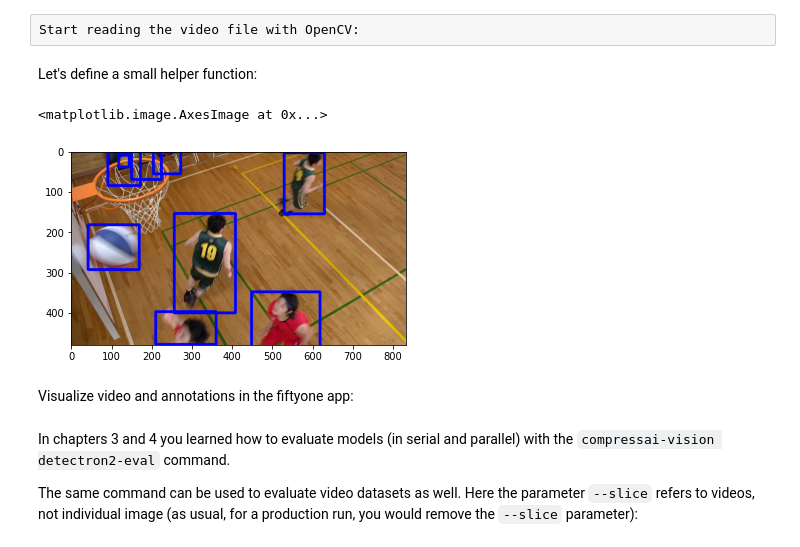
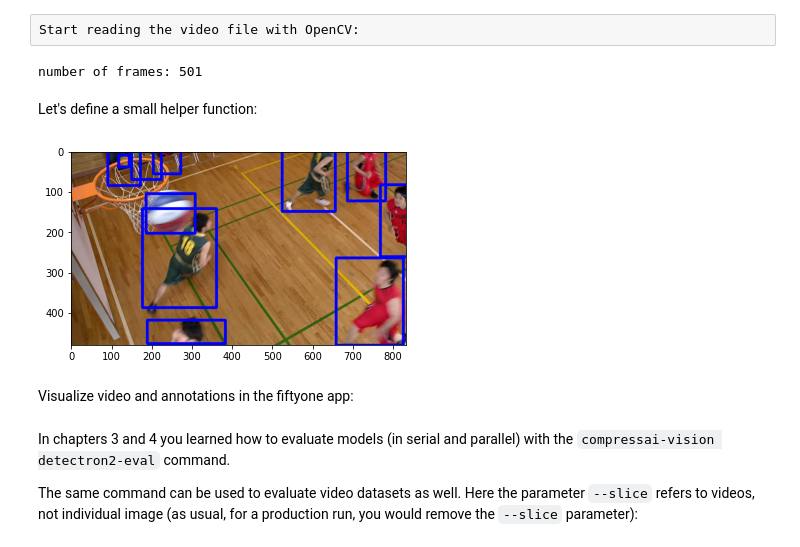
Before and after one commit to InterDigitalInc/CompressAI-Vision, a Jupyter notebook: docs/source/tutorials/cli_tutorial_7_nb.ipynb, the cells around one changed output. Drawn from its saved outputs; the diff is of its cells as text; code cells hidden in the pictures.

```diff
--- a/docs/source/tutorials/cli_tutorial_7_nb.ipynb
+++ b/docs/source/tutorials/cli_tutorial_7_nb.ipynb
@@ -193,6 +192,10 @@ sample.frames[1]
 Start reading the video file with OpenCV:
 # %%
 vid=cv2.VideoCapture(sample.filepath)
+# %%
+print("number of frames:",int(vid.get(cv2.CAP_PROP_FRAME_COUNT)))
+# %% [output]
+number of frames: 501
 # %% [markdown]
 Let's define a small helper function:
 # %%
@@ -202,7 +205,7 @@ def draw_detections(sample: fo.Sample, vid: cv2.VideoCapture, nframe: int):
     if not ok:
         AssertionError("seek failed")
     ok, arr = vid.read() # BGR image in arr
-    if not ok:
+    if not ok or (arr is None):
         AssertionError("no image")
     for detection in sample.frames[nframe].detections.detections:
         x0, y0, w, h = detection.bounding_box # rel coords
@@ -210,10 +213,10 @@ def draw_detections(sample: fo.Sample, vid: cv2.VideoCapture, nframe: int):
         arr=cv2.rectangle(arr, (x1, y1), (x2, y2), (255, 0, 0), 5)
     return arr
 # %%
-img=draw_detections(sample, vid, 2)
-img = img[:,:,::-1] # BGR -> RGB
+img=draw_detections(sample, vid, 200)
+img_ = img[:,:,::-1] # BGR -> RGB
 # %%
-plt.imshow(img)
+plt.imshow(img_)
+vid.release()
 # %% [output]
-<matplotlib.image.AxesImage at 0x...>
-[figure, old version]
+[figure, new version]
@@ -223,10 +224,10 @@ vid.release()
 Visualize video and annotations in the fiftyone app:
 # %%
 # fo.launch_app(dataset)
-# %% [markdown]
-In chapters 3 and 4 you learned how to evaluate models (in serial and parallel) with the ``compressai-vision detectron2-eval`` command.
-
-The same command can be used to evaluate video datasets as well.  Here the parameter ``--slice`` refers to videos, not individual image (as usual, for a production run, you would remove the ``--slice`` parameter):
+# %% [markdown]
+In chapters 3 and 4 you learned how to evaluate models (in serial and parallel) with the ``compressai-vision detectron2-eval`` command.
+
+The same command can be used to evaluate video datasets as well.  Here the parameter ``--slice`` refers to videos, not individual image (as usual, for a production run, you would remove the ``--slice`` parameter):
 # %%
 !compressai-vision detectron2-eval --y --dataset-name=sfu-hw-objects-v1 \
 --slice=1:2 \
```
Also changed, not shown: parts of 20 cells of this notebook, 1 other file.
